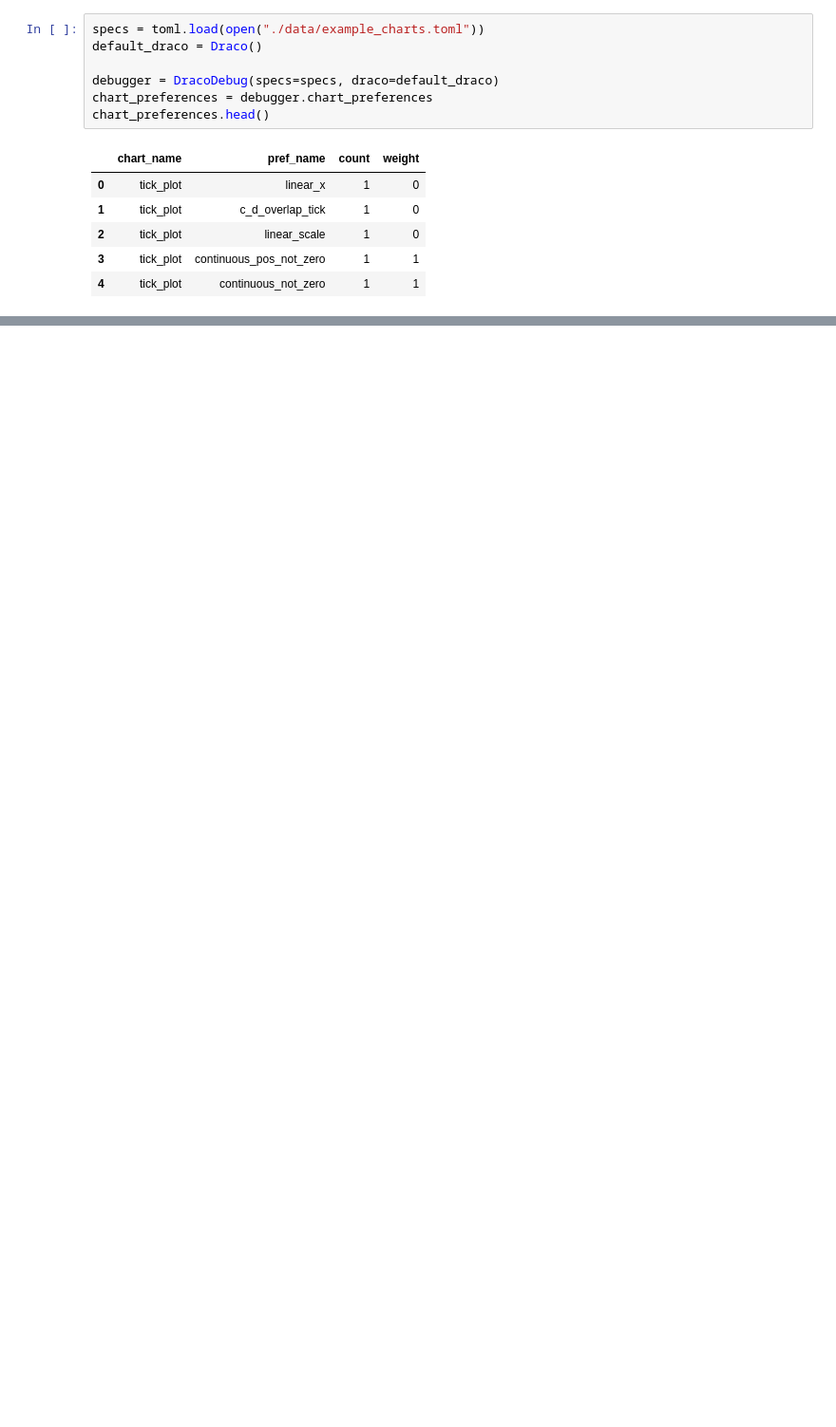
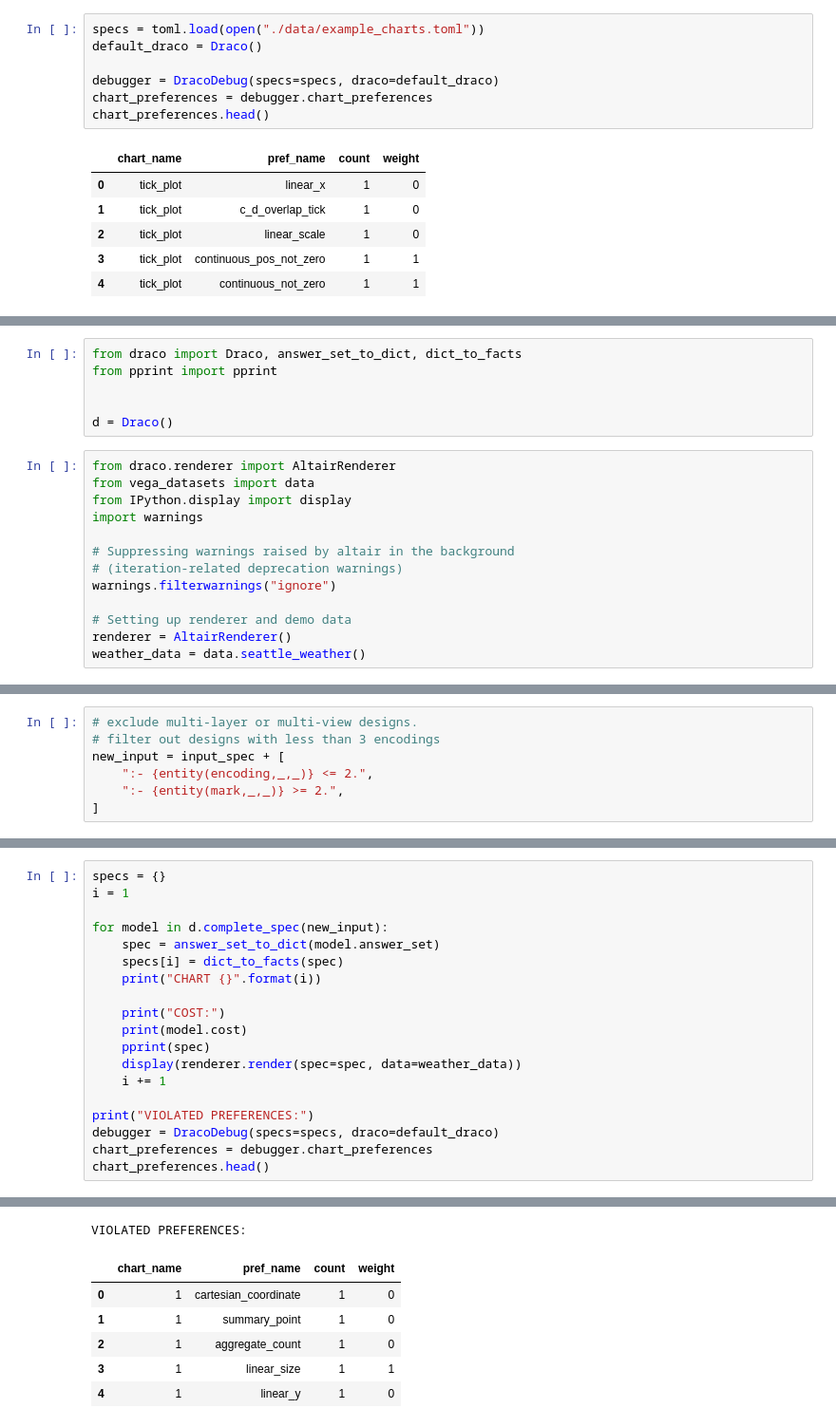
Before and after one commit to cmudig/draco2, a Jupyter notebook: docs/applications/debug_draco.ipynb, the cells around one changed output, grey strips where cells are left out. Shown at 95% size. Drawn from its saved outputs; the diff is of its cells as text; blank space fills up the shorter version.

```diff
--- a/docs/applications/debug_draco.ipynb
+++ b/docs/applications/debug_draco.ipynb
@@ -83,0 +125,19 @@ Dropdown(description='Sorting:', index=1, options=('Sort alphabetically', 'Sort
+# %%
+from draco import Draco, answer_set_to_dict, dict_to_facts
+from pprint import pprint
+
+
+d = Draco()
+# %%
+from draco.renderer import AltairRenderer
+from vega_datasets import data
+from IPython.display import display
+import warnings
+
+# Suppressing warnings raised by altair in the background
+# (iteration-related deprecation warnings)
+warnings.filterwarnings("ignore")
+
+# Setting up renderer and demo data
+renderer = AltairRenderer()
+weather_data = data.seattle_weather()
@@ -83,0 +286,7 @@ Dropdown(description='Sorting:', index=1, options=('Sort alphabetically', 'Sort
+# %%
+# exclude multi-layer or multi-view designs.
+# filter out designs with less than 3 encodings
+new_input = input_spec + [
+    ":- {entity(encoding,_,_)} <= 2.",
+    ":- {entity(mark,_,_)} >= 2.",
+]
@@ -83,0 +448,20 @@ Dropdown(description='Sorting:', index=1, options=('Sort alphabetically', 'Sort
+# %%
+specs = {}
+i = 1
+
+for model in d.complete_spec(new_input):
+    spec = answer_set_to_dict(model.answer_set)
+    specs[i] = dict_to_facts(spec)
+    print("CHART {}".format(i))
+
+    print("COST:")
+    print(model.cost)
+    pprint(spec)
+    display(renderer.render(spec=spec, data=weather_data))
+    i += 1
+
+print("VIOLATED PREFERENCES:")
+debugger = DracoDebug(specs=specs, draco=default_draco)
+chart_preferences = debugger.chart_preferences
+chart_preferences.head()
+# %% [output]
@@ -83,0 +488,7 @@ Dropdown(description='Sorting:', index=1, options=('Sort alphabetically', 'Sort
+VIOLATED PREFERENCES:
+|  | chart_name | pref_name | count | weight |
+| 0 | 1 | cartesian_coordinate | 1 | 0 |
+| 1 | 1 | summary_point | 1 | 0 |
+| 2 | 1 | aggregate_count | 1 | 0 |
+| 3 | 1 | linear_size | 1 | 1 |
+| 4 | 1 | linear_y | 1 | 0 |
```
Also changed, not shown: parts of 16 cells of this notebook, 10 other files.
